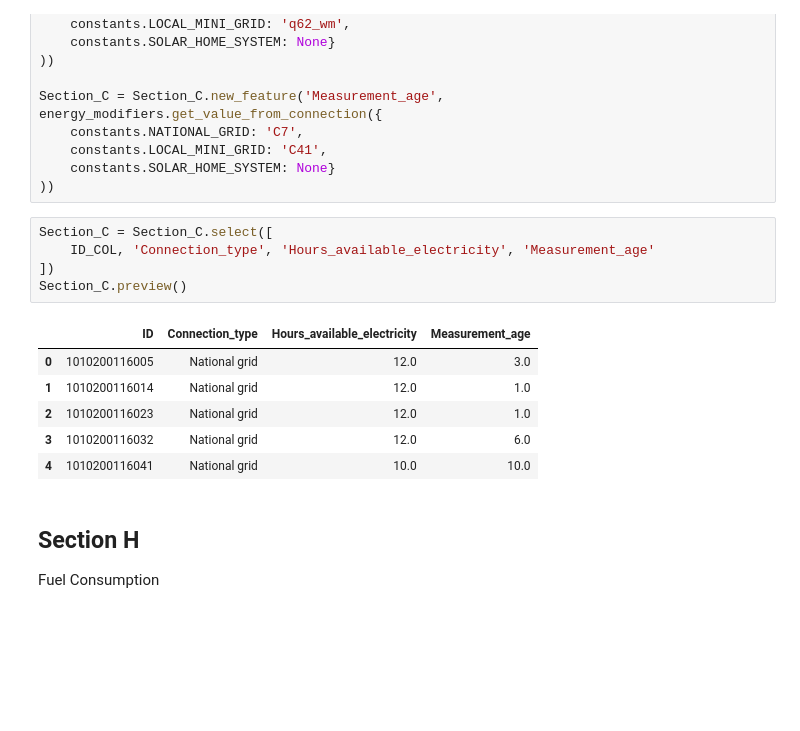
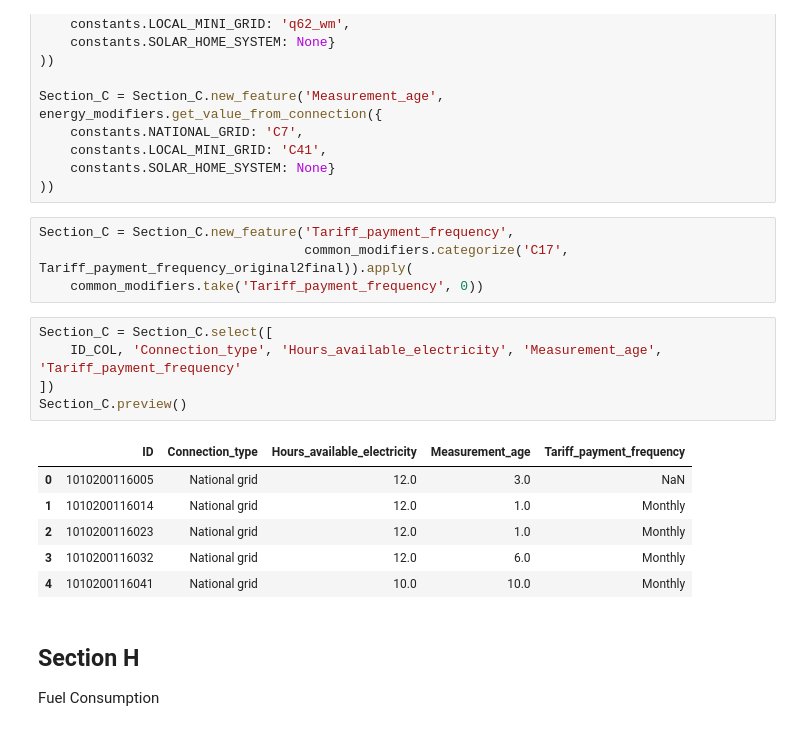
Before and after one commit to SESAM-Polimi/offgrid-demand-estimation, a Jupyter notebook: datasets/ESMAP/ethiopia.ipynb, the cells around one changed output. Drawn from its saved outputs; the diff is of its cells as text; blank space fills up the shorter version.

```diff
--- a/datasets/ESMAP/ethiopia.ipynb
+++ b/datasets/ESMAP/ethiopia.ipynb
@@ -326,18 +369,22 @@ Section_C = Section_C.new_feature('Measurement_age', energy_modifiers.get_value_
     constants.LOCAL_MINI_GRID: 'C41',
     constants.SOLAR_HOME_SYSTEM: None}
 ))
+# %%
+Section_C = Section_C.new_feature('Tariff_payment_frequency',
+                                  common_modifiers.categorize('C17', Tariff_payment_frequency_original2final)).apply(
+    common_modifiers.take('Tariff_payment_frequency', 0))
 # %%
 Section_C = Section_C.select([
-    ID_COL, 'Connection_type', 'Hours_available_electricity', 'Measurement_age'
+    ID_COL, 'Connection_type', 'Hours_available_electricity', 'Measurement_age', 'Tariff_payment_frequency'
 ])
 Section_C.preview()
 # %% [output]
-|  | ID | Connection_type | Hours_available_electricity | Measurement_age |
-| 0 | 1010200116005 | National grid | 12.0 | 3.0 |
-| 1 | 1010200116014 | National grid | 12.0 | 1.0 |
-| 2 | 1010200116023 | National grid | 12.0 | 1.0 |
-| 3 | 1010200116032 | National grid | 12.0 | 6.0 |
-| 4 | 1010200116041 | National grid | 10.0 | 10.0 |
+|  | ID | Connection_type | Hours_available_electricity | Measurement_age | Tariff_payment_frequency |
+| 0 | 1010200116005 | National grid | 12.0 | 3.0 | NaN |
+| 1 | 1010200116014 | National grid | 12.0 | 1.0 | Monthly |
+| 2 | 1010200116023 | National grid | 12.0 | 1.0 | Monthly |
+| 3 | 1010200116032 | National grid | 12.0 | 6.0 | Monthly |
+| 4 | 1010200116041 | National grid | 10.0 | 10.0 | Monthly |
 # %% [markdown]
 ## Section H
 Fuel Consumption
```
Also changed, not shown: parts of 20 cells of this notebook, 3 other files.
